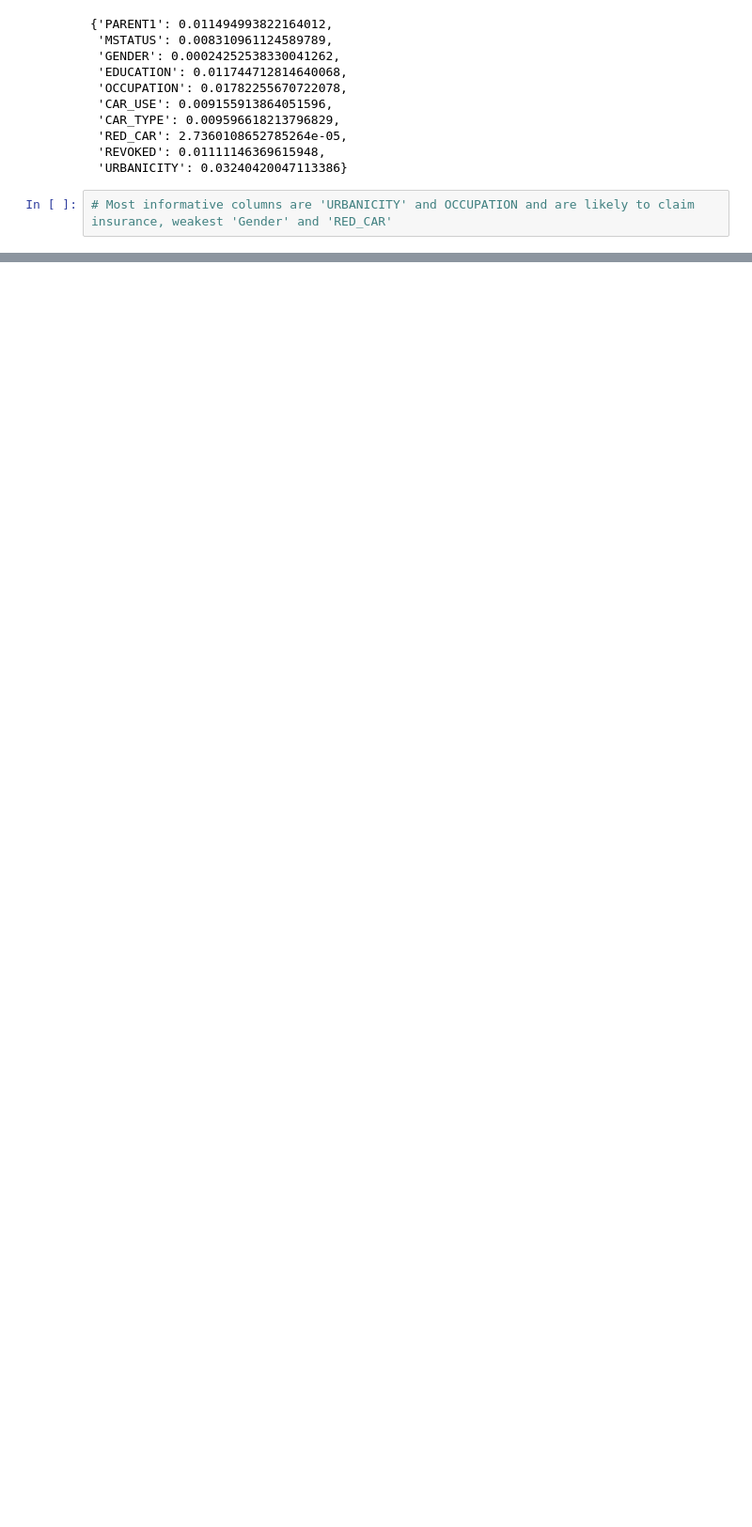
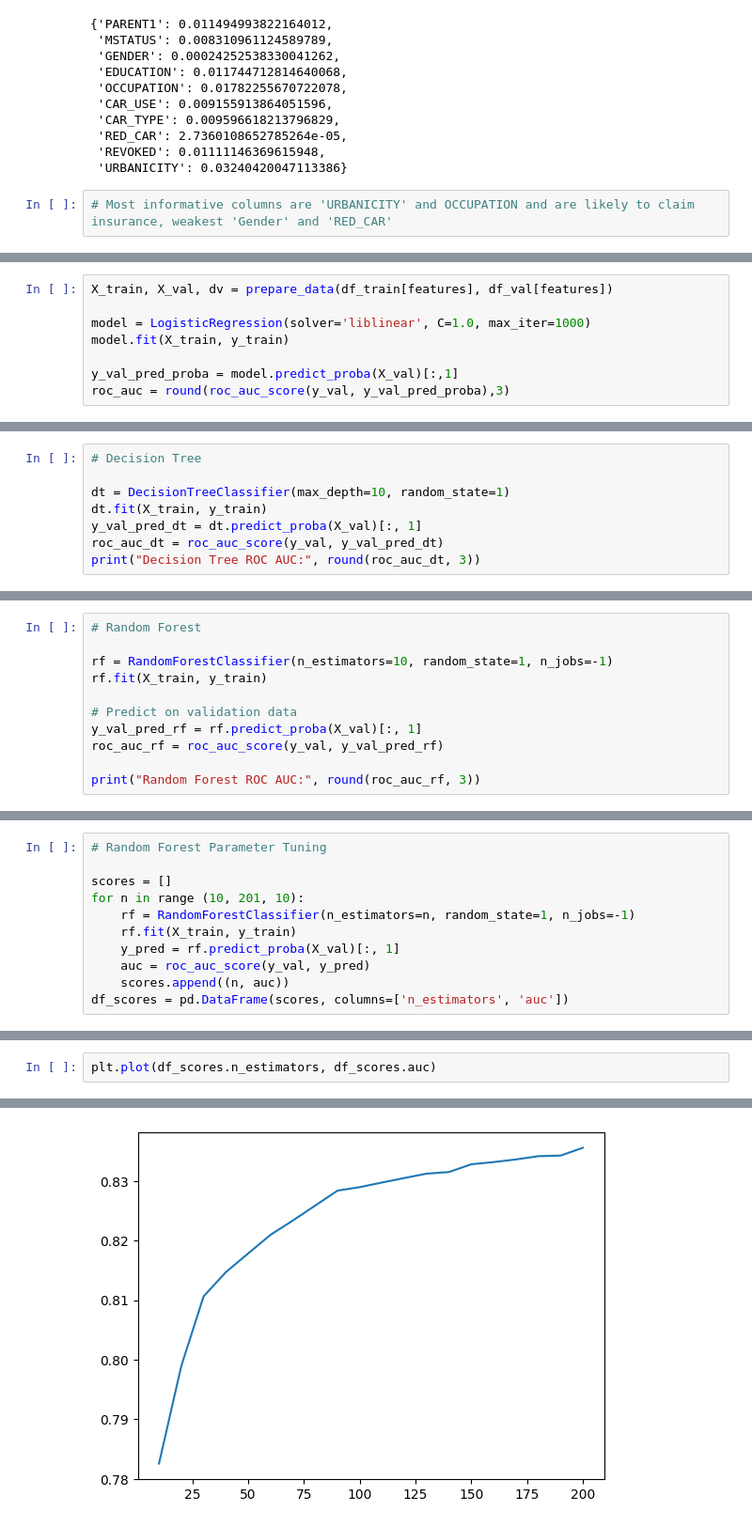
Before and after one commit to vandithavb/machine-learning-zoomcamp-2025, a Jupyter notebook: Auto_Insurance_Claim_Prediction/notebook.ipynb, the cells around one changed output, grey strips where cells are left out. Shown at 94% size. Drawn from its saved outputs; the diff is of its cells as text; blank space fills up the shorter version.

```diff
--- a/Auto_Insurance_Claim_Prediction/notebook.ipynb
+++ b/Auto_Insurance_Claim_Prediction/notebook.ipynb
@@ -235,0 +265,8 @@ del df_test['CLAIM_FLAG']
+# %%
+X_train, X_val, dv = prepare_data(df_train[features], df_val[features])
+
+model = LogisticRegression(solver='liblinear', C=1.0, max_iter=1000)
+model.fit(X_train, y_train)
+
+y_val_pred_proba = model.predict_proba(X_val)[:,1]
+roc_auc = round(roc_auc_score(y_val, y_val_pred_proba),3)
@@ -235,0 +277,8 @@ del df_test['CLAIM_FLAG']
+# %%
+# Decision Tree
+
+dt = DecisionTreeClassifier(max_depth=10, random_state=1)
+dt.fit(X_train, y_train)
+y_val_pred_dt = dt.predict_proba(X_val)[:, 1]
+roc_auc_dt = roc_auc_score(y_val, y_val_pred_dt)
+print("Decision Tree ROC AUC:", round(roc_auc_dt, 3))
@@ -235,0 +291,11 @@ del df_test['CLAIM_FLAG']
+# %%
+# Random Forest
+
+rf = RandomForestClassifier(n_estimators=10, random_state=1, n_jobs=-1)
+rf.fit(X_train, y_train)
+
+# Predict on validation data
+y_val_pred_rf = rf.predict_proba(X_val)[:, 1]
+roc_auc_rf = roc_auc_score(y_val, y_val_pred_rf)
+
+print("Random Forest ROC AUC:", round(roc_auc_rf, 3))
@@ -235,0 +304,11 @@ del df_test['CLAIM_FLAG']
+# %%
+# Random Forest Parameter Tuning
+
+scores = []
+for n in range (10, 201, 10):
+    rf = RandomForestClassifier(n_estimators=n, random_state=1, n_jobs=-1)
+    rf.fit(X_train, y_train)
+    y_pred = rf.predict_proba(X_val)[:, 1]
+    auc = roc_auc_score(y_val, y_pred)
+    scores.append((n, auc))
+df_scores = pd.DataFrame(scores, columns=['n_estimators', 'auc'])
@@ -235,0 +335,3 @@ del df_test['CLAIM_FLAG']
+# %%
+plt.plot(df_scores.n_estimators, df_scores.auc)
+# %% [output]
@@ -235,0 +339 @@ del df_test['CLAIM_FLAG']
+[figure, added]
```
Also changed, not shown: parts of 17 cells of this notebook, 9 other files.
